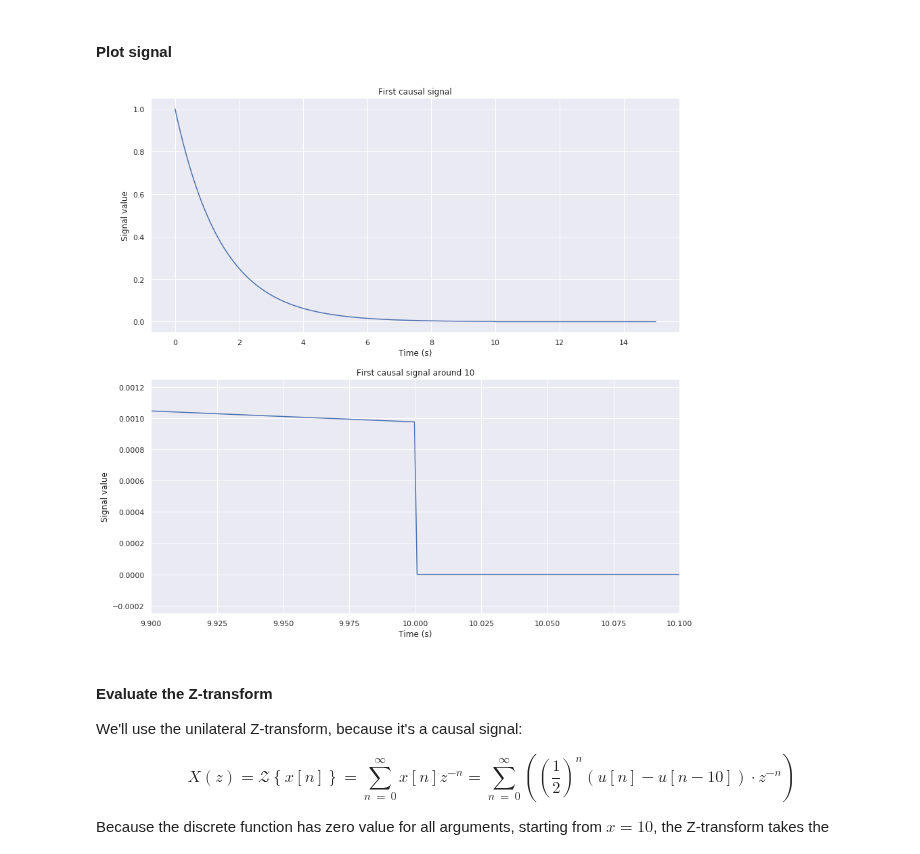
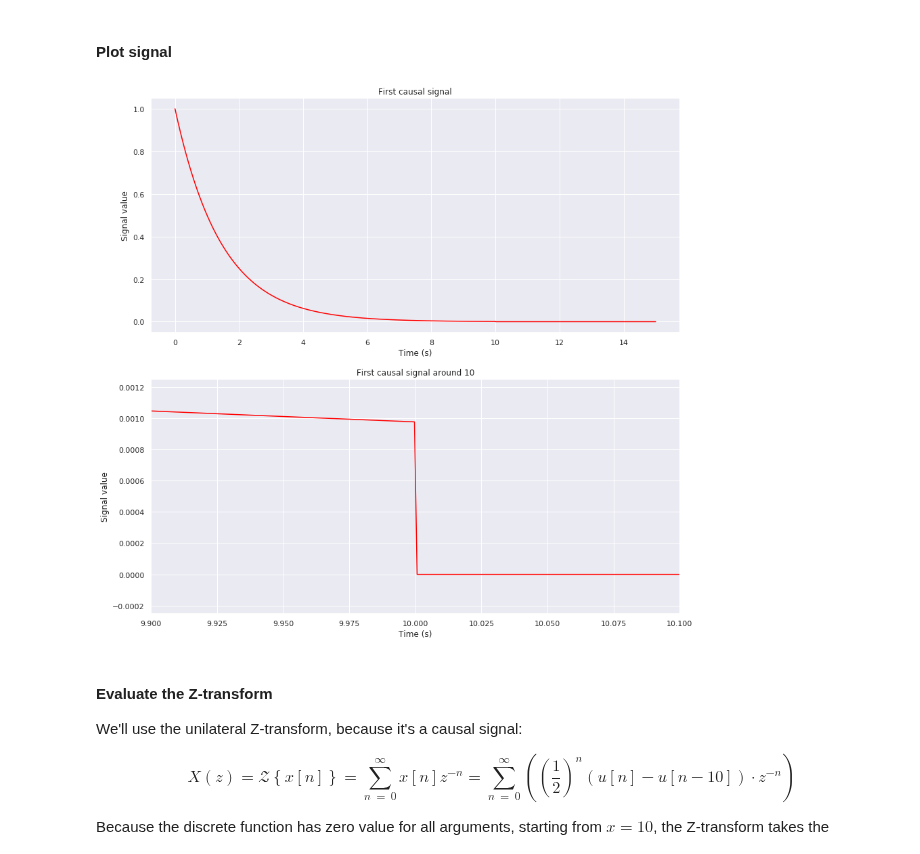
Before and after one commit to masterdesky/ELTE-signal-processing-2018, a Jupyter notebook: Assignment 4/Assignment 4.ipynb, the cells around one changed output. Saved outputs shown, nothing was run; the diff lists cells and outputs as text; code cells hidden in the pictures.

```diff
--- a/Assignment 4/Assignment 4.ipynb
+++ b/Assignment 4/Assignment 4.ipynb
@@ -106,24 +107,24 @@ time_1, signal_1 = f_1(t_1)
 # %%
 nrows = 2
 ncols = 1
 fig_1, axes_1 = plt.subplots(nrows=nrows, ncols=ncols, figsize=(ncols*14, nrows*7))
 
-axes_1[0].plot(time_1, signal_1)
+axes_1[0].plot(time_1, signal_1, c='red')
 axes_1[0].set_title("First causal signal")
 axes_1[0].set_xlabel("Time (s)")
 axes_1[0].set_ylabel("Signal value")
 
-axes_1[1].plot(time_1, signal_1)
+axes_1[1].plot(time_1, signal_1, c='red')
 axes_1[1].set_title("First causal signal around 10")
 axes_1[1].set_xlabel("Time (s)")
 axes_1[1].set_ylabel("Signal value")
 axes_1[1].set_xlim(9.9,10.1)
 axes_1[1].set_ylim(-0.00025,0.00125)
 
 
 plt.show()
 # %% [output]
-[figure, old version]
+[figure, new version]
 # %% [markdown]
 #### Evaluate the Z-transform
 
```
Also changed, not shown: parts of 13 cells of this notebook.
